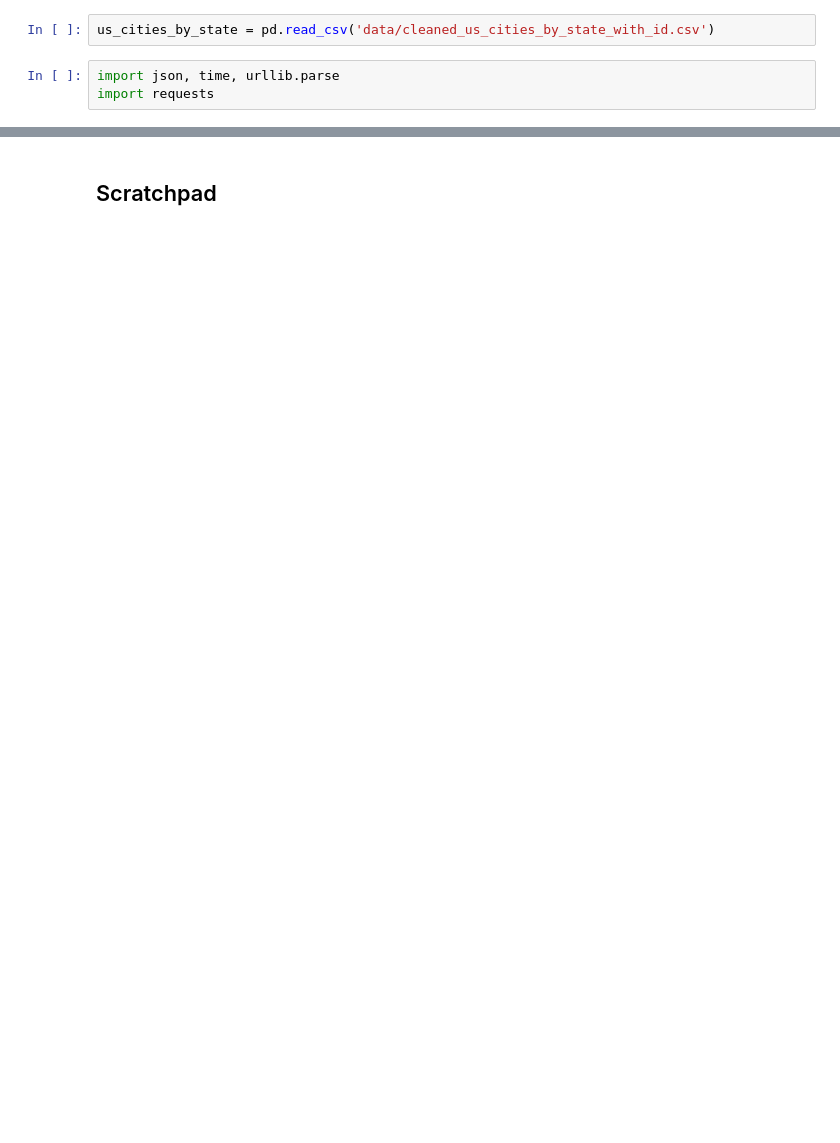
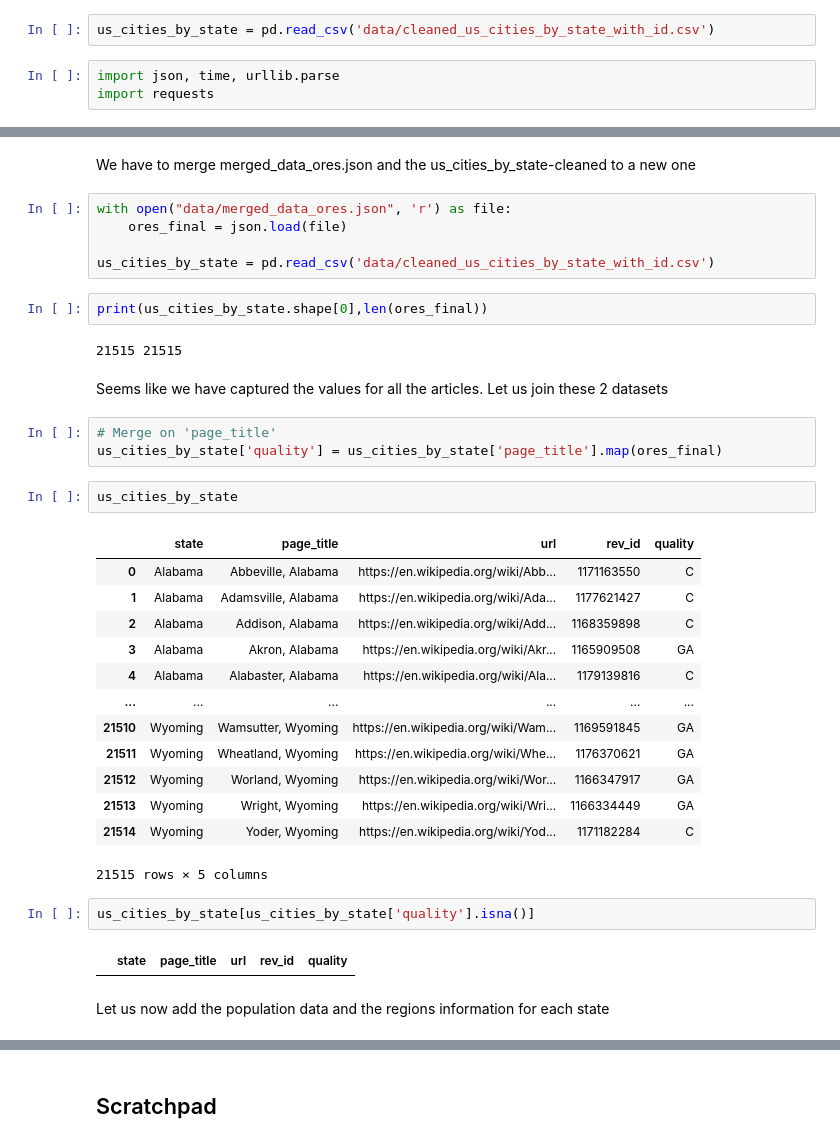
Before and after one commit to aadityarock2000/data-512-homework_2, a Jupyter notebook: data_processing.ipynb, the cells around one changed output, grey strips where cells are left out. Drawn from its saved outputs; the diff is of its cells as text; blank space fills up the shorter version.

```diff
--- a/data_processing.ipynb
+++ b/data_processing.ipynb
@@ -365,0 +388,38 @@ print(json.dumps(score,indent=4))
+# %% [markdown]
+We have to merge merged_data_ores.json and the us_cities_by_state-cleaned to a new one
+# %%
+with open("data/merged_data_ores.json", 'r') as file:
+    ores_final = json.load(file)
+
+us_cities_by_state = pd.read_csv('data/cleaned_us_cities_by_state_with_id.csv')
+# %%
+print(us_cities_by_state.shape[0],len(ores_final))
+# %% [output]
+21515 21515
+# %% [markdown]
+Seems like we have captured the values for all the articles. Let us join these 2 datasets
+# %%
+# Merge on 'page_title'
+us_cities_by_state['quality'] = us_cities_by_state['page_title'].map(ores_final)
+# %%
+us_cities_by_state
+# %% [output]
+|  | state | page_title | url | rev_id | quality |
+| 0 | Alabama | Abbeville, Alabama | https://en.wikipedia.org/wiki/Abb... | 1171163550 | C |
+| 1 | Alabama | Adamsville, Alabama | https://en.wikipedia.org/wiki/Ada... | 1177621427 | C |
+| 2 | Alabama | Addison, Alabama | https://en.wikipedia.org/wiki/Add... | 1168359898 | C |
+| 3 | Alabama | Akron, Alabama | https://en.wikipedia.org/wiki/Akr... | 1165909508 | GA |
+| 4 | Alabama | Alabaster, Alabama | https://en.wikipedia.org/wiki/Ala... | 1179139816 | C |
+| ... | ... | ... | ... | ... | ... |
+| 21510 | Wyoming | Wamsutter, Wyoming | https://en.wikipedia.org/wiki/Wam... | 1169591845 | GA |
+| 21511 | Wyoming | Wheatland, Wyoming | https://en.wikipedia.org/wiki/Whe... | 1176370621 | GA |
+| 21512 | Wyoming | Worland, Wyoming | https://en.wikipedia.org/wiki/Wor... | 1166347917 | GA |
+| 21513 | Wyoming | Wright, Wyoming | https://en.wikipedia.org/wiki/Wri... | 1166334449 | GA |
+| 21514 | Wyoming | Yoder, Wyoming | https://en.wikipedia.org/wiki/Yod... | 1171182284 | C |
+21515 rows × 5 columns
+# %%
+us_cities_by_state[us_cities_by_state['quality'].isna()]
+# %% [output]
+|  | state | page_title | url | rev_id | quality |
+# %% [markdown]
+Let us now add the population data and the regions information for each state
```
Also changed, not shown: parts of 21 cells of this notebook, 10 other files.
